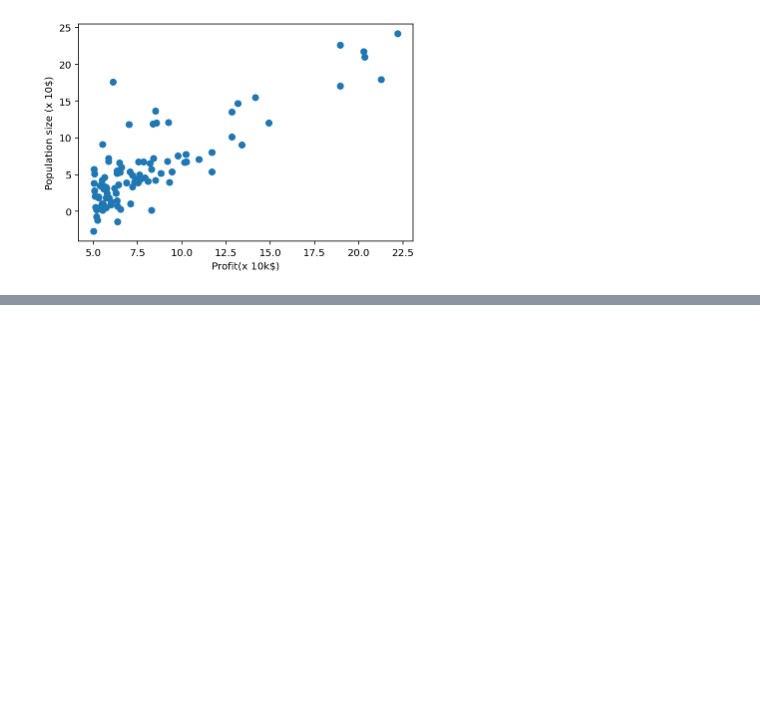
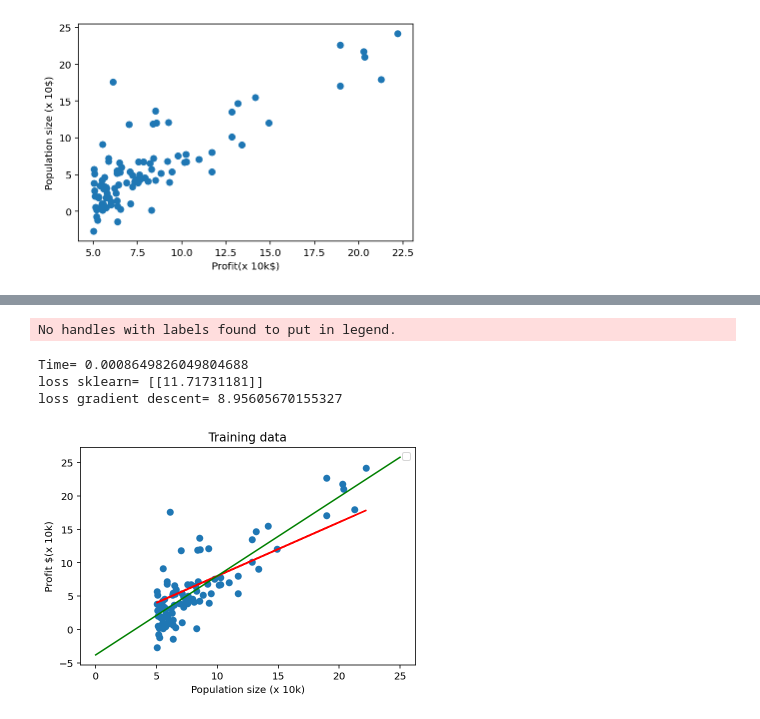
Before and after one commit to jjiho/20141001-Lee-Jiho, a Jupyter notebook: Assignment2_02_b.ipynb, the cells around one changed output, grey strips where cells are left out. Saved outputs shown, nothing was run; the diff lists cells and outputs as text; code cells hidden in the pictures; blank space fills up the shorter version.

```diff
--- a/Assignment2_02_b.ipynb
+++ b/Assignment2_02_b.ipynb
@@ -76,0 +170,37 @@ print(loss)
+# %%
+# run linear regression with scikit-learn
+start = time.time()
+lin_reg_sklearn = LinearRegression(fit_intercept = False)
+lin_reg_sklearn.fit(x_train.reshape(-1, 1), y_train.reshape(-1, 1)) # learn the model parameters
+print('Time=',time.time() - start)
+
+# compute loss value
+w_sklearn = np.zeros([2,1])
+w_sklearn[0,0] = lin_reg_sklearn.intercept_
+w_sklearn[1,0] = lin_reg_sklearn.coef_
+
+loss_sklearn = loss_mse(f_pred(X.reshape(len(X), 2), w_sklearn), y_train.reshape(-1, 1)) # compute the loss from the sklearn solution
+
+print('loss sklearn=',loss_sklearn)
+print('loss gradient descent=',L_iters[-1])
+
+
+# plot
+y_pred_sklearn = f_pred(X, w_sklearn)# prediction obtained by the sklearn library
+
+plt.figure(3)
+
+plt.scatter(x_train, y_train)
+plt.plot(x_train, y_pred_sklearn, color = 'red')
+plt.plot(x_pred, y_pred, color = 'green')
+plt.legend(loc='best')
+plt.title('Training data')
+plt.xlabel('Population size (x 10k)')
+plt.ylabel('Profit $(x 10k)')
+plt.show()
+# %% [output]
+No handles with labels found to put in legend.
+Time= 0.0008649826049804688
+loss sklearn= [[11.71731181]]
+loss gradient descent= 8.95605670155327
+[figure, added]
```
Also changed, not shown: parts of 4 cells of this notebook.
